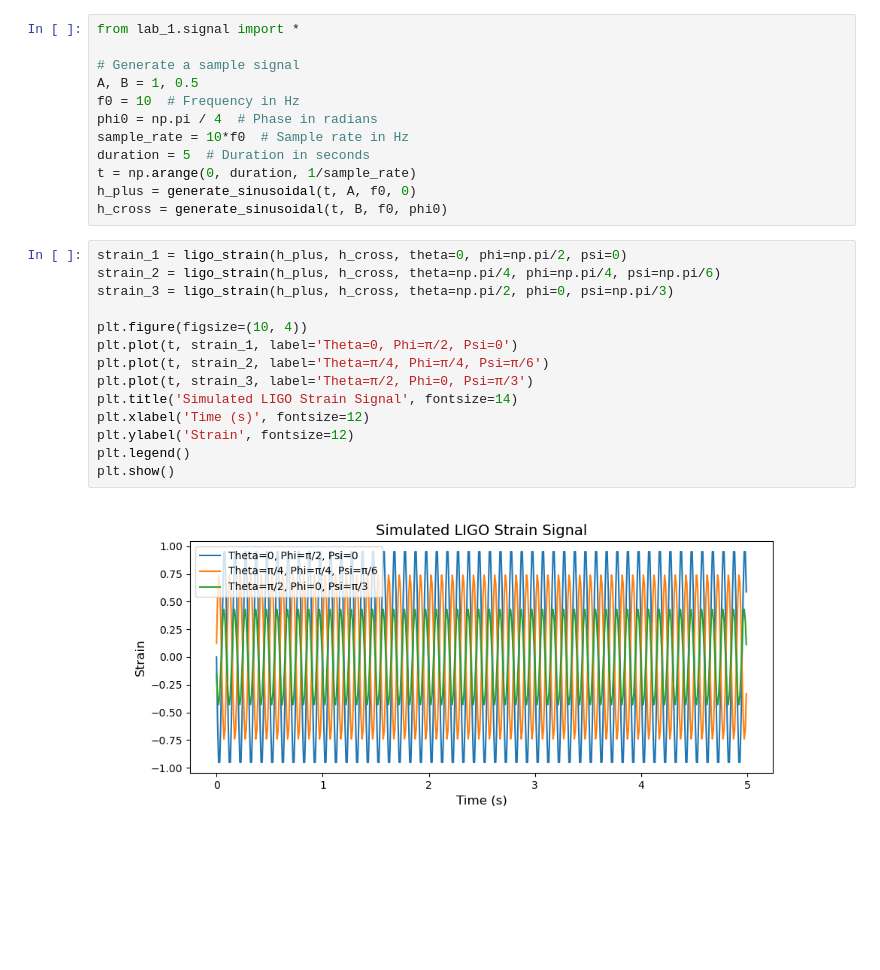
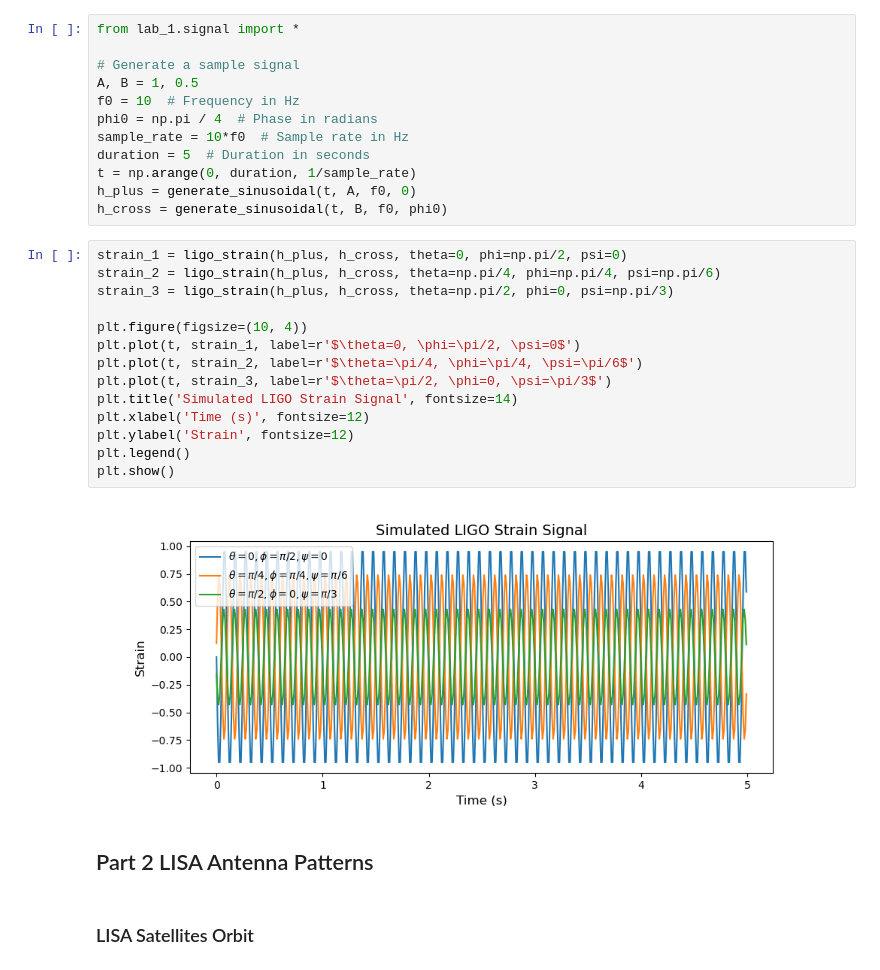
Before and after one commit to ShitongGuo/LZU_lab, a Jupyter notebook: lab_2.ipynb, the cells around one changed output. Drawn from its saved outputs; the diff is of its cells as text; blank space fills up the shorter version.

```diff
--- a/lab_2.ipynb
+++ b/lab_2.ipynb
@@ -159,16 +159,20 @@ h_cross = generate_sinusoidal(t, B, f0, phi0)
 # %%
 strain_1 = ligo_strain(h_plus, h_cross, theta=0, phi=np.pi/2, psi=0)
 strain_2 = ligo_strain(h_plus, h_cross, theta=np.pi/4, phi=np.pi/4, psi=np.pi/6)
 strain_3 = ligo_strain(h_plus, h_cross, theta=np.pi/2, phi=0, psi=np.pi/3)
 
 plt.figure(figsize=(10, 4))
-plt.plot(t, strain_1, label='Theta=0, Phi=π/2, Psi=0')
-plt.plot(t, strain_2, label='Theta=π/4, Phi=π/4, Psi=π/6')
-plt.plot(t, strain_3, label='Theta=π/2, Phi=0, Psi=π/3')
+plt.plot(t, strain_1, label=r'$\theta=0, \phi=\pi/2, \psi=0$')
+plt.plot(t, strain_2, label=r'$\theta=\pi/4, \phi=\pi/4, \psi=\pi/6$')
+plt.plot(t, strain_3, label=r'$\theta=\pi/2, \phi=0, \psi=\pi/3$')
 plt.title('Simulated LIGO Strain Signal', fontsize=14)
 plt.xlabel('Time (s)', fontsize=12)
 plt.ylabel('Strain', fontsize=12)
 plt.legend()
 plt.show()
 # %% [output]
-[figure, old version]
+[figure, new version]
+# %% [markdown]
+## Part 2 LISA Antenna Patterns
+# %% [markdown]
+### LISA Satellites Orbit
```
Also changed, not shown: parts of 20 cells of this notebook, 4 other files.
